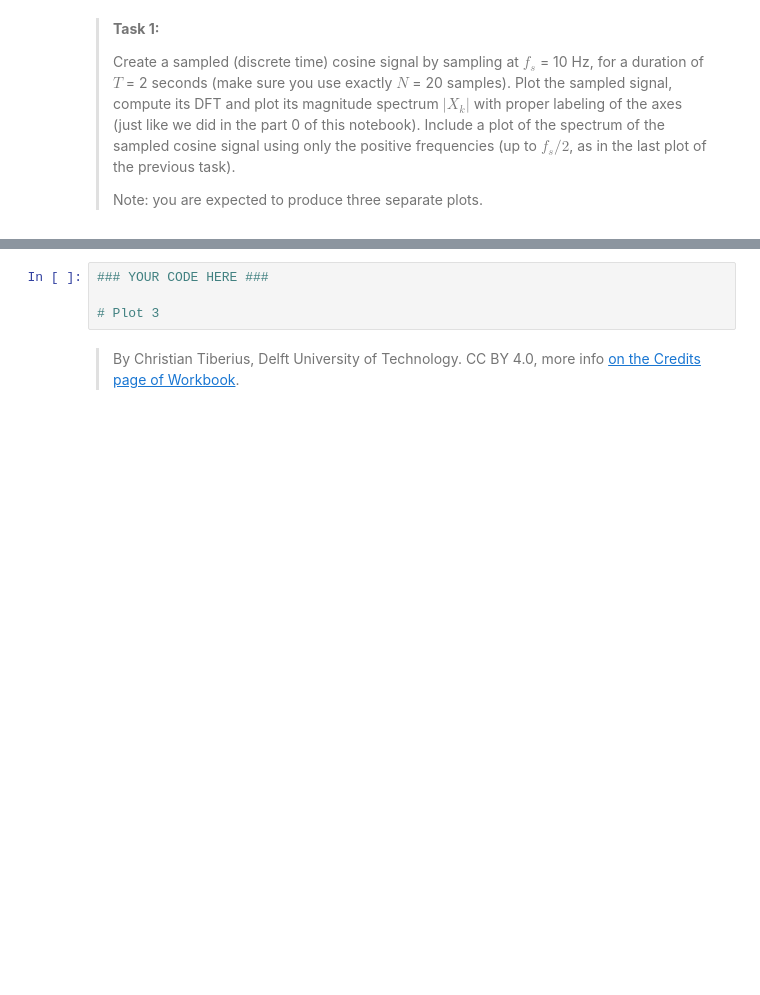
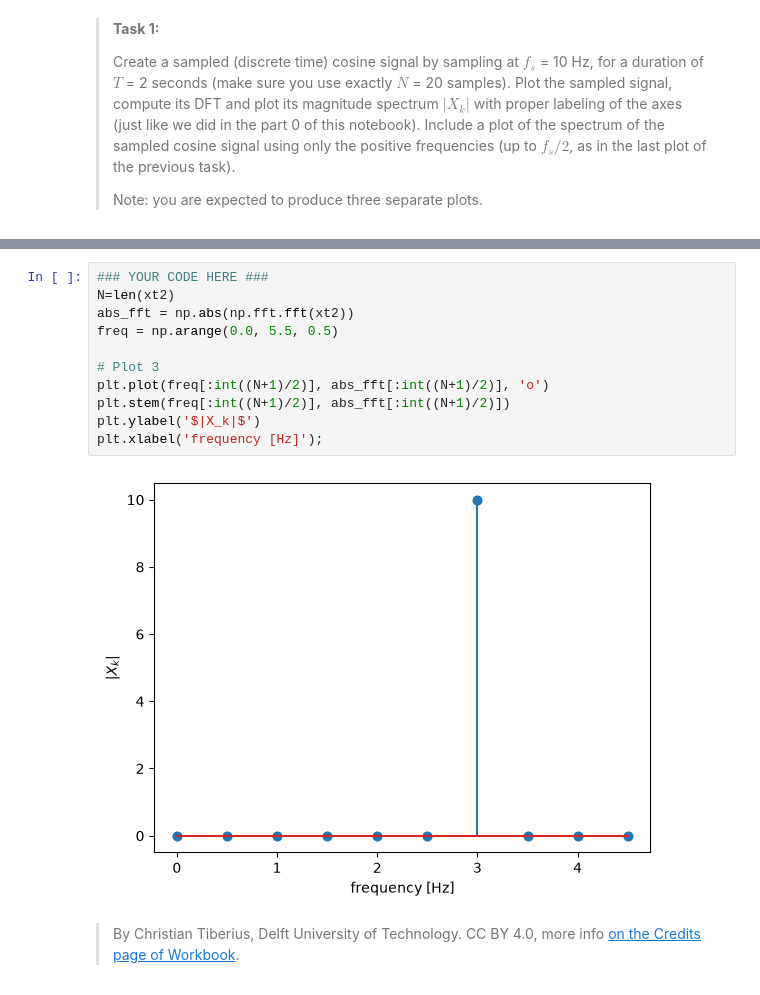
Before and after one commit to Tony-Davison/WS2.3, a Jupyter notebook: all_files_WS_2_3/DFT.ipynb, the cells around one changed output, grey strips where cells are left out. Cells and saved outputs as stored; diff of their text form; blank space fills up the shorter version.

```diff
--- a/all_files_WS_2_3/DFT.ipynb
+++ b/all_files_WS_2_3/DFT.ipynb
@@ -194,6 +240,15 @@ As a side note: the cosine is strictly a periodic function, not a-periodic (as a
 # %%
 ### YOUR CODE HERE ###
+N=len(xt2)
+abs_fft = np.abs(np.fft.fft(xt2))
+freq = np.arange(0.0, 5.5, 0.5)
 
 # Plot 3
+plt.plot(freq[:int((N+1)/2)], abs_fft[:int((N+1)/2)], 'o')
+plt.stem(freq[:int((N+1)/2)], abs_fft[:int((N+1)/2)])
+plt.ylabel('$|X_k|$')
+plt.xlabel('frequency [Hz]');
+# %% [output]
+[figure, added]
 # %% [markdown]
 > By Christian Tiberius, Delft University of Technology. CC BY 4.0, more info [on the Credits page of Workbook](https://mude.citg.tudelft.nl/workbook-2026/credits.html).
```
Also changed, not shown: parts of 4 cells of this notebook.
